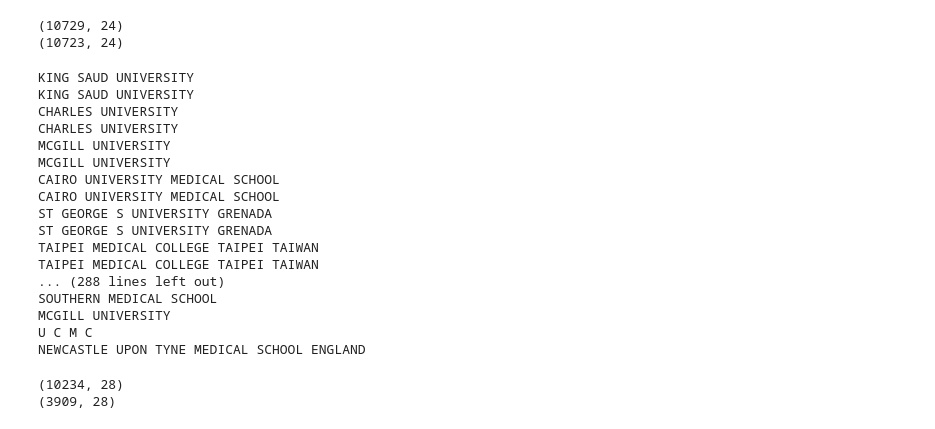
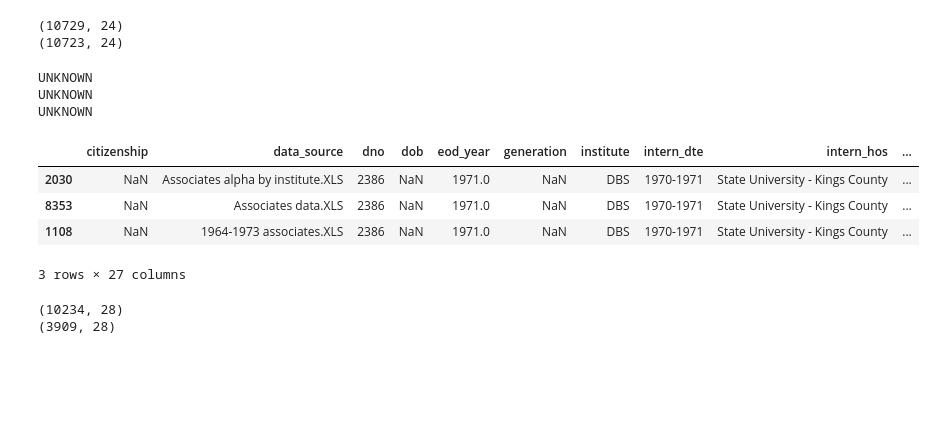
Before and after one commit to Lrraymond13/yellow_beret, a Jupyter notebook: Compile and Clean NIH Applicant Data Set.ipynb, the cells around one changed output. Cells and saved outputs as stored; diff of their text form; code cells hidden in the pictures; blank space fills up the shorter version.

```diff
--- a/Compile and Clean NIH Applicant Data Set.ipynb
+++ b/Compile and Clean NIH Applicant Data Set.ipynb
@@ -124,25 +124,19 @@ female_mask = np.logical_or(
 df5 = df4.loc[~female_mask, :].sort_values(NAME_COLS)
 df5.loc[:, 'clean_middle_initial'] = df5.clean_middle_name.apply(lambda x: np.nan if pd.isnull(x) or x=='' else x[0])
 df5.loc[:, 'clean_first_initial'] = df5.clean_first_name.apply(lambda x: np.nan if pd.isnull(x) or x=='' else x[0])
-df5.loc[:, 'clean_medical_school'] = df5.med_school.apply(funcy.rcompose(clean_names, clean_med_school))
+df5.loc[:, 'clean_medical_school'] = df5.med_school.apply(clean_med_school)
 # %% [output]
-KING SAUD UNIVERSITY
-KING SAUD UNIVERSITY
-CHARLES UNIVERSITY
-CHARLES UNIVERSITY
-MCGILL UNIVERSITY
-MCGILL UNIVERSITY
-CAIRO UNIVERSITY MEDICAL SCHOOL
-CAIRO UNIVERSITY MEDICAL SCHOOL
-ST GEORGE S UNIVERSITY GRENADA
-ST GEORGE S UNIVERSITY GRENADA
-TAIPEI MEDICAL COLLEGE TAIPEI TAIWAN
-TAIPEI MEDICAL COLLEGE TAIPEI TAIWAN
-... (288 lines left out)
-SOUTHERN MEDICAL SCHOOL
-MCGILL UNIVERSITY
-U C M C
-NEWCASTLE UPON TYNE MEDICAL SCHOOL ENGLAND
+UNKNOWN
+UNKNOWN
+UNKNOWN
+# %%
+df5.loc[df5.med_school=='Downstate S.U.N.Y.', :]
+# %% [output]
+|  | citizenship | data_source | dno | dob | eod_year | generation | institute | intern_dte | intern_hos | ... |
+| 2030 | NaN | Associates alpha by institute.XLS | 2386 | NaN | 1971.0 | NaN | DBS | 1970-1971 | State University - Kings County | ... |
+| 8353 | NaN | Associates data.XLS | 2386 | NaN | 1971.0 | NaN | DBS | 1970-1971 | State University - Kings County | ... |
+| 1108 | NaN | 1964-1973 associates.XLS | 2386 | NaN | 1971.0 | NaN | DBS | 1970-1971 | State University - Kings County | ... |
+3 rows × 27 columns
 # %%
 def count_missing(row):
     # count the number of entries that are null
```
Also changed, not shown: parts of 2 cells of this notebook, 2 other files.
